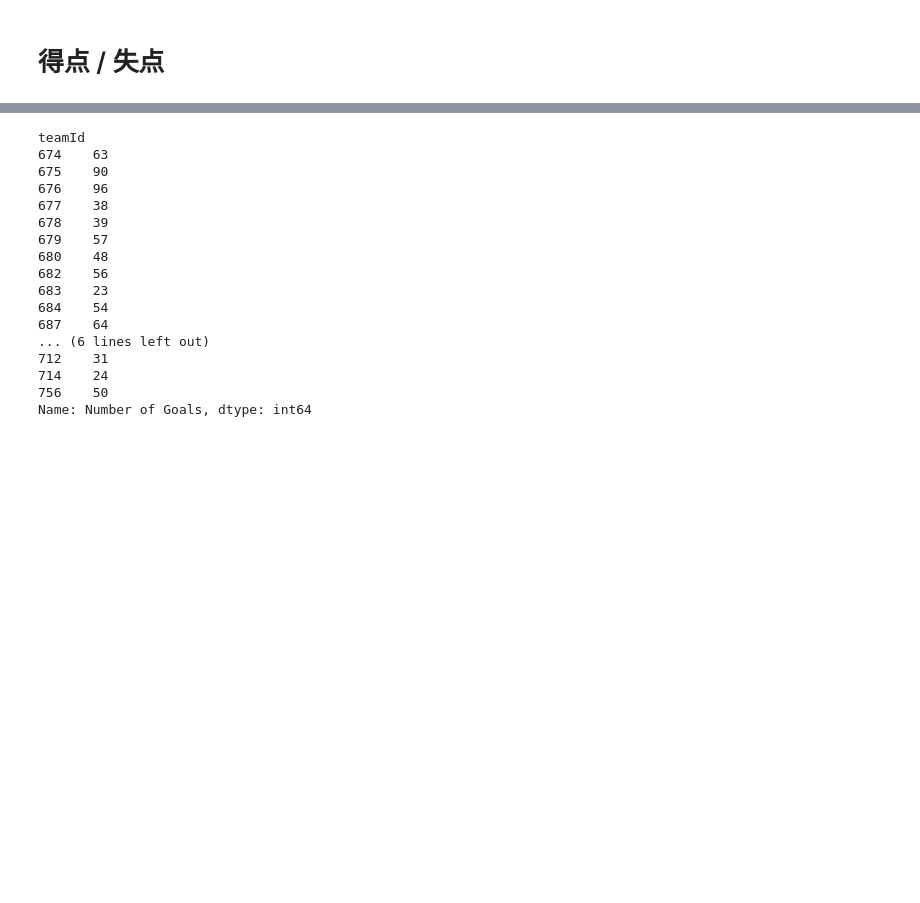
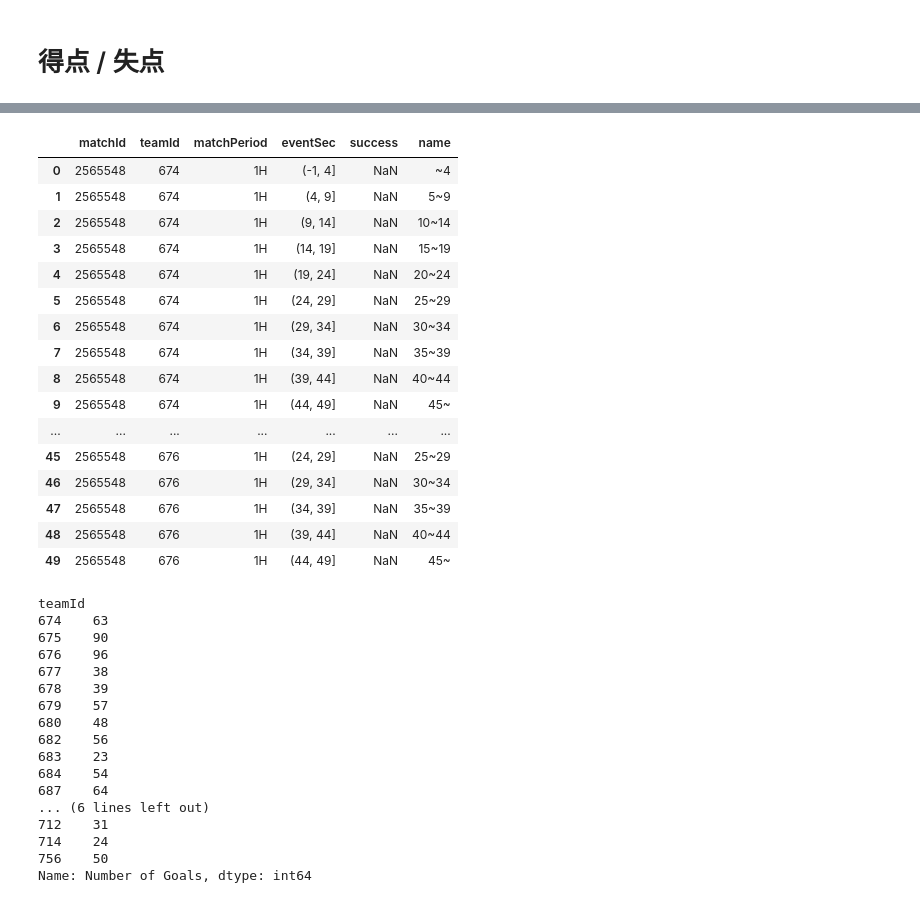
Before and after one commit to saeeeeru/WyscoutAnalyzer, a Jupyter notebook: notebook/TeamSummary/3-VizualizePassTimeSeries.ipynb, the cells around one changed output, grey strips where cells are left out. Drawn from its saved outputs; the diff is of its cells as text; code cells hidden in the pictures; blank space fills up the shorter version.

```diff
--- a/notebook/TeamSummary/1-VizualizeTimeSeries.ipynb
+++ b/notebook/TeamSummary/3-VizualizePassTimeSeries.ipynb
@@ -115,3 +125,23 @@ goal_time_summary
+# %%
+pass_time_summary.head(50)
+# %% [output]
+|  | matchId | teamId | matchPeriod | eventSec | success | name |
+| 0 | 2565548 | 674 | 1H | (-1, 4] | NaN | ~4 |
+| 1 | 2565548 | 674 | 1H | (4, 9] | NaN | 5~9 |
+| 2 | 2565548 | 674 | 1H | (9, 14] | NaN | 10~14 |
+| 3 | 2565548 | 674 | 1H | (14, 19] | NaN | 15~19 |
+| 4 | 2565548 | 674 | 1H | (19, 24] | NaN | 20~24 |
+| 5 | 2565548 | 674 | 1H | (24, 29] | NaN | 25~29 |
+| 6 | 2565548 | 674 | 1H | (29, 34] | NaN | 30~34 |
+| 7 | 2565548 | 674 | 1H | (34, 39] | NaN | 35~39 |
+| 8 | 2565548 | 674 | 1H | (39, 44] | NaN | 40~44 |
+| 9 | 2565548 | 674 | 1H | (44, 49] | NaN | 45~ |
+| ... | ... | ... | ... | ... | ... | ... |
+| 45 | 2565548 | 676 | 1H | (24, 29] | NaN | 25~29 |
+| 46 | 2565548 | 676 | 1H | (29, 34] | NaN | 30~34 |
+| 47 | 2565548 | 676 | 1H | (34, 39] | NaN | 35~39 |
+| 48 | 2565548 | 676 | 1H | (39, 44] | NaN | 40~44 |
+| 49 | 2565548 | 676 | 1H | (44, 49] | NaN | 45~ |
 # %%
 goal_time_summary.groupby('teamId')['Number of Goals'].sum()
 # %% [output]
```
Also changed, not shown: parts of 3 cells of this notebook, 1 other file.
